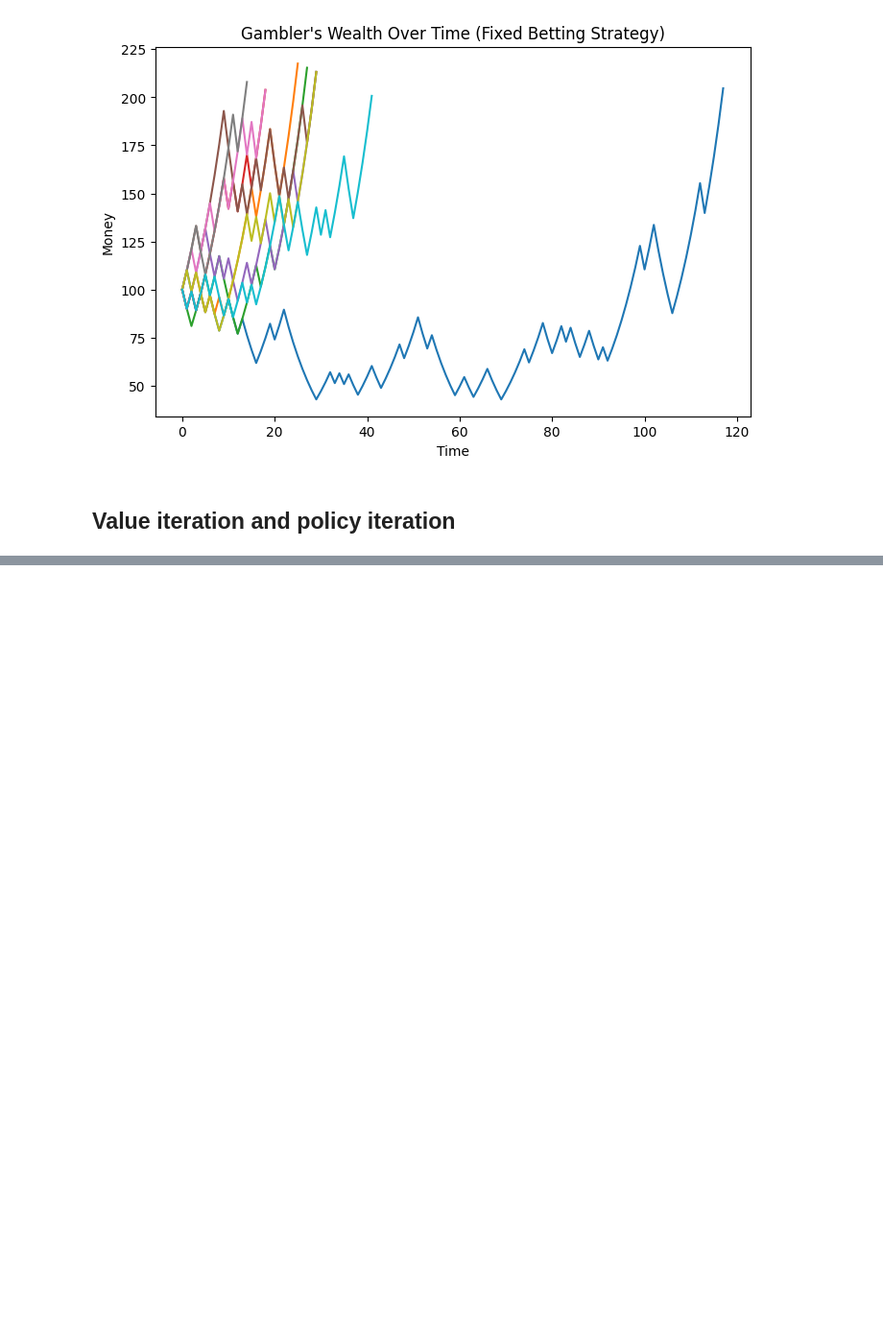
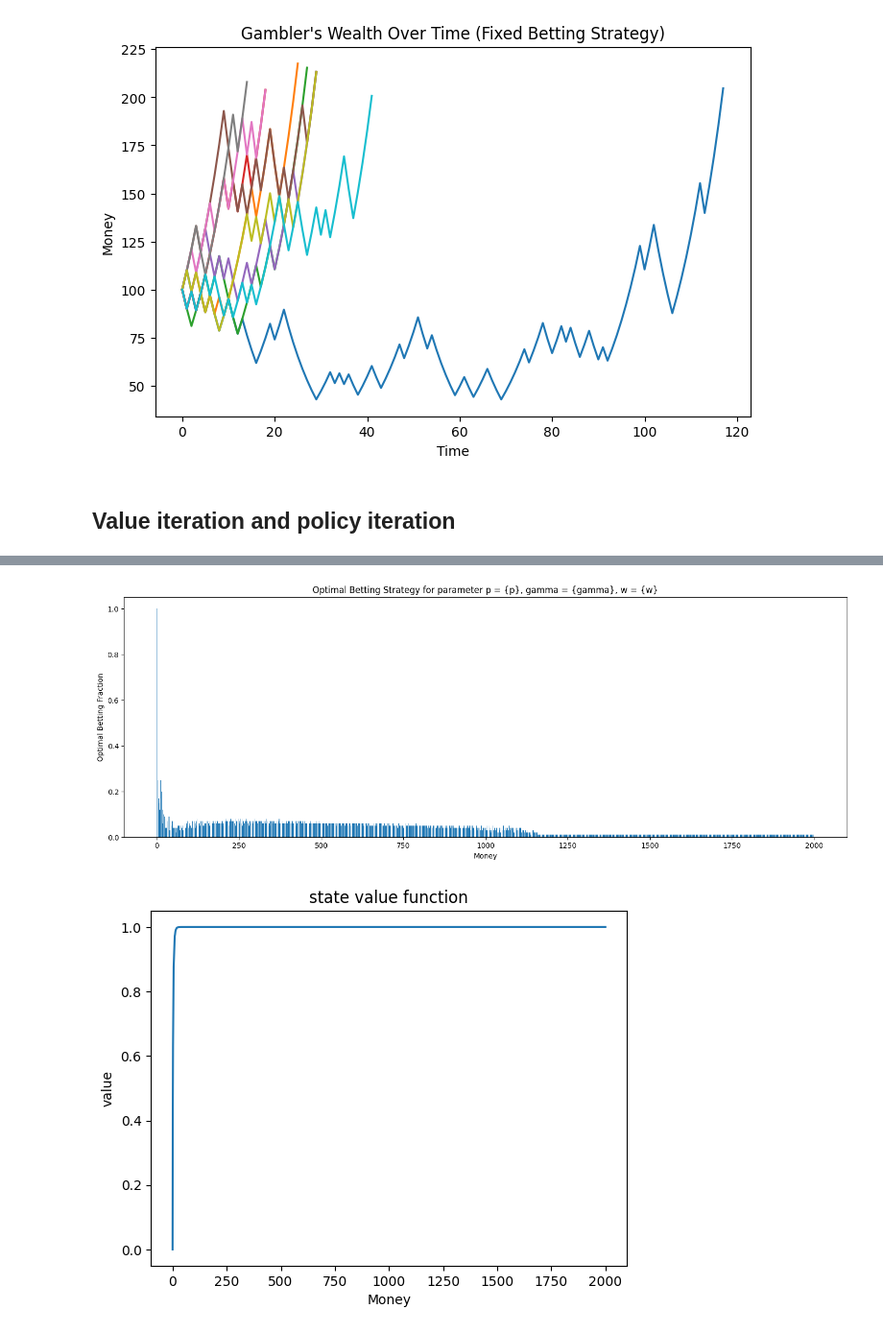
Before and after one commit to vishnuva24/CS-5410-Reinforcement-Learning, a Jupyter notebook: gambling_mdp.ipynb, the cells around one changed output, grey strips where cells are left out. Shown at 96% size. Saved outputs shown, nothing was run; the diff lists cells and outputs as text; code cells hidden in the pictures; blank space fills up the shorter version.

```diff
--- a/gambling_mdp.ipynb
+++ b/gambling_mdp.ipynb
@@ -138,0 +116,5 @@ plt.show()
+# %%
+gambling(0.7, 1, 2000, 1, 0.01, plot_value_function=True)
+# %% [output]
+[figure, added]
+[figure, added]
```
Also changed, not shown: parts of 7 cells of this notebook.
